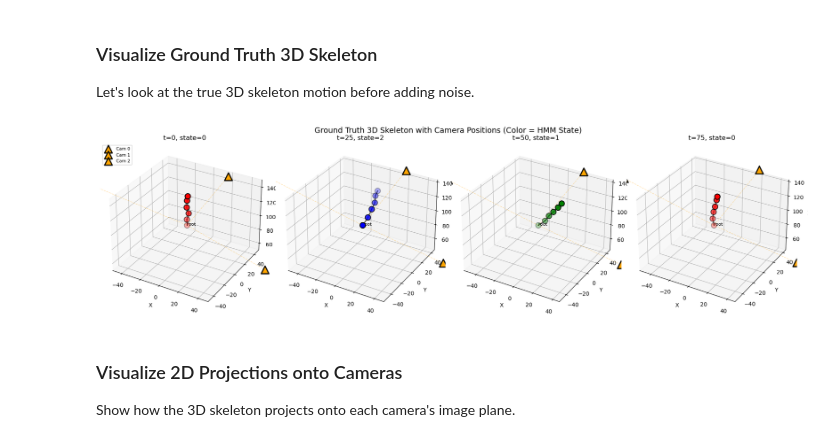
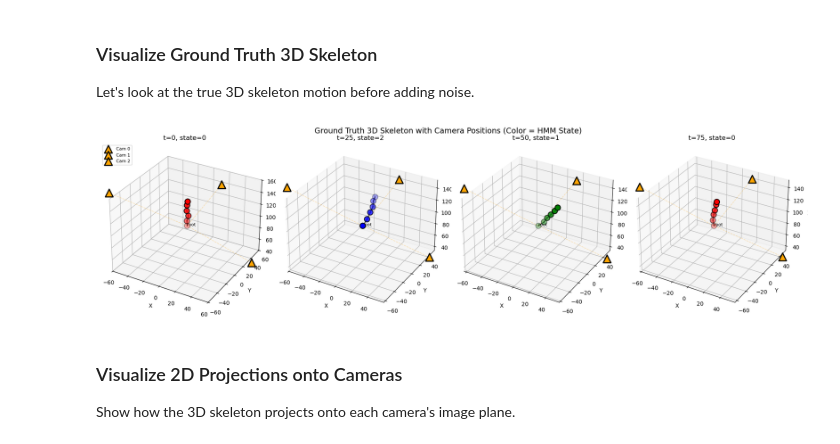
Before and after one commit to Motor-Learning-Lab/GIMBAL_Python, a Jupyter notebook: notebook/demo_v0_2_1_data_driven_priors.ipynb, the cells around one changed output. Saved outputs shown, nothing was run; the diff lists cells and outputs as text; code cells hidden in the pictures.

```diff
--- a/notebook/demo_v0_2_1_data_driven_priors.ipynb
+++ b/notebook/demo_v0_2_1_data_driven_priors.ipynb
@@ -91,6 +91,7 @@ Generating synthetic motion data...
 Let's look at the true 3D skeleton motion before adding noise.
 # %%
 from mpl_toolkits.mplot3d import Axes3D
+from gimbal.camera_utils import camera_center_from_proj
 
 # Plot ground truth 3D skeleton at multiple timesteps
 fig = plt.figure(figsize=(18, 5))
@@ -124,49 +125,41 @@ for idx, t in enumerate(timesteps_to_plot, 1):
     # Label root joint
     ax.text(x_t[0, 0], x_t[0, 1], x_t[0, 2], 'root', fontsize=8)
 
-    # Add camera positions and orientations
+    # Add camera positions using new camera utilities
     for c in range(data.config.C):
-        # Camera projection matrix: P = K[R|t]
-        # For our simple orthographic-like setup: P = [A | -A*camera_pos]
-        # So camera_pos = -inv(A) * b
         P = camera_proj[c]  # (3, 4)
-        A = P[:, :3]
-        b = P[:, 3]
-
-        # Extract camera position (for simple scaled identity A)
-        focal_length = A[0, 0]  # Assuming diagonal A
-        cam_pos = -b / focal_length
+        cam_pos = camera_center_from_proj(P)
 
         # Plot camera as a pyramid
         ax.scatter([cam_pos[0]], [cam_pos[1]], [cam_pos[2]],
                   c='orange', s=200, marker='^', edgecolors='black',
                   linewidth=2, label=f'Cam {c}' if idx == 1 else '', zorder=20)
 
         # Draw line from camera to skeleton center
         ax.plot([cam_pos[0], x_t[0, 0]],
                [cam_pos[1], x_t[0, 1]],
                [cam_pos[2], x_t[0, 2]],
                'orange', linewidth=1, alpha=0.3, linestyle='--')
 
     ax.set_xlabel('X')
     ax.set_ylabel('Y')
     ax.set_zlabel('Z')
     ax.set_title(f't={t}, state={state_t}')
 
     if idx == 1:
         ax.legend(loc='upper left', fontsize=8)
 
     # Set equal aspect ratio
-    max_range = 50  # Increased to show cameras at new positions
+    max_range = 60  # Increased to show cameras at new positions
     ax.set_xlim([x_t[0, 0] - max_range, x_t[0, 0] + max_range])
     ax.set_ylim([x_t[0, 1] - max_range, x_t[0, 1] + max_range])
     ax.set_zlim([x_t[0, 2] - max_range, x_t[0, 2] + max_range])
 
 plt.suptitle('Ground Truth 3D Skeleton with Camera Positions (Color = HMM State)', fontsize=14)
 plt.tight_layout()
 plt.show()
 # %% [output]
-[figure, old version]
+[figure, new version]
 # %% [markdown]
 ### Visualize 2D Projections onto Cameras
 
```
Also changed, not shown: parts of 1 cell of this notebook, 5 other files.
